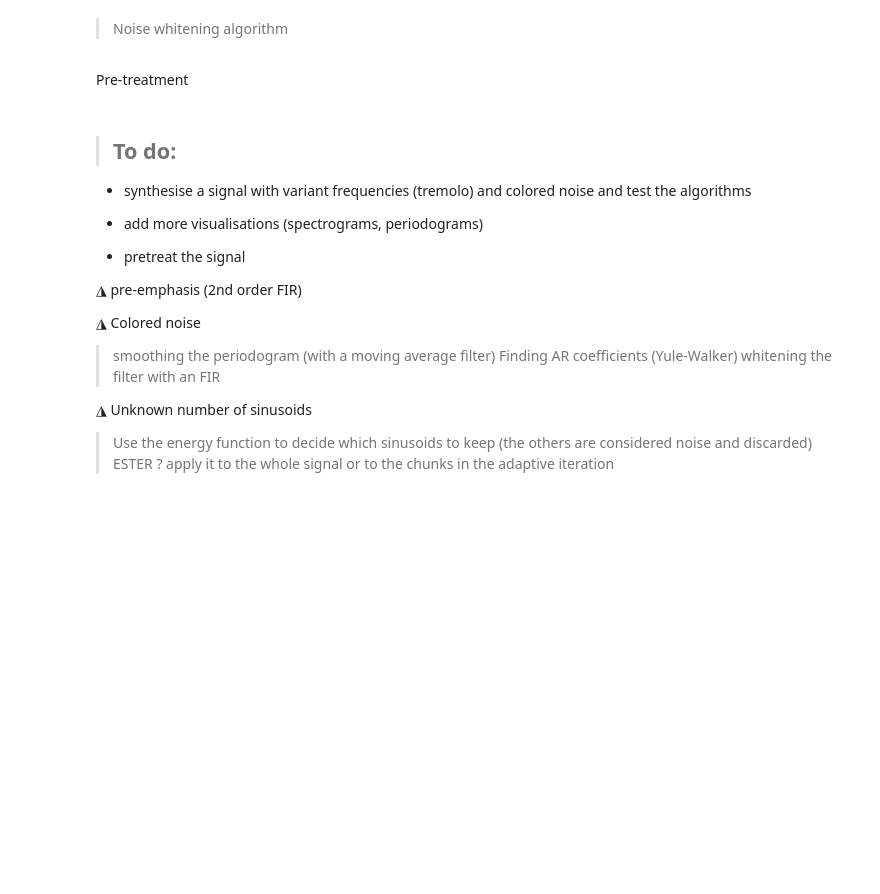
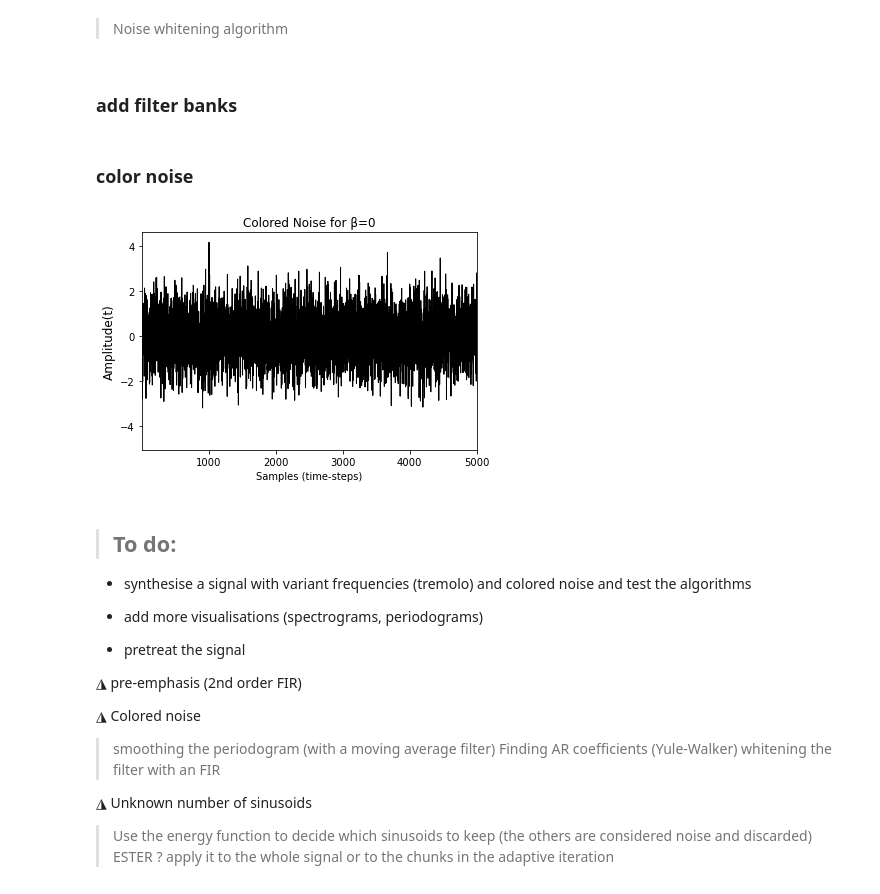
Before and after one commit to piptouque/atiam_pam_hrparam, a Jupyter notebook: source/ESPRIT-Roy.ipynb, the cells around one changed output. Cells and saved outputs as stored; diff of their text form; code cells hidden in the pictures; blank space fills up the shorter version.

```diff
--- a/source/ESPRIT-Roy.ipynb
+++ b/source/ESPRIT-Roy.ipynb
@@ -253,8 +273,8 @@ def whiten(signal : np.ndarray, smoothing_order : int, AR_order, cutoff : float,
     # FIR 2
     b = scipy.signal.firwin(filter_order+1 , cutoff)
     FIR_signal = lfilter(b, 1, PSD_signal)
-# %% [markdown]
-Pre-treatment
+# %% [markdown]
+### add filter banks
 # %%
 center_freqs = np.arange(100, 3000, 100) # à nous de définir selon le signal
 def filter_bank(signal : np.ndarray, center_freqs : np.ndarray, pre_emphasis : float, fe : float):
@@ -285,6 +305,28 @@ def filter_bank(signal : np.ndarray, center_freqs : np.ndarray, pre_emphasis : f
        sig_list.append(lfilter(b, a, signal))
 
     return sig_list  #pushhhhh
+# %% [markdown]
+### color noise
+# %%
+import colorednoise as cn
+from matplotlib import pylab as plt
+
+#input values
+beta = 0         # the exponent: 0=white noite; 1=pink noise;  2=red noise (also "brownian noise")
+samples = 2**16  # number of samples to generate (time series extension)
+
+#Deffing some colores
+A = cn.powerlaw_psd_gaussian(beta, samples)
+
+#Ploting first subfiure
+plt.plot(A, color='black', linewidth=1)
+plt.title('Colored Noise for β='+str(beta))
+plt.xlabel('Samples (time-steps)')
+plt.ylabel('Amplitude(t)', fontsize='large')
+plt.xlim(1,5000)
+plt.show()
+# %% [output]
+[figure, added]
 # %% [markdown]
 > ## To do:
 
```
Also changed, not shown: parts of 1 cell of this notebook.
